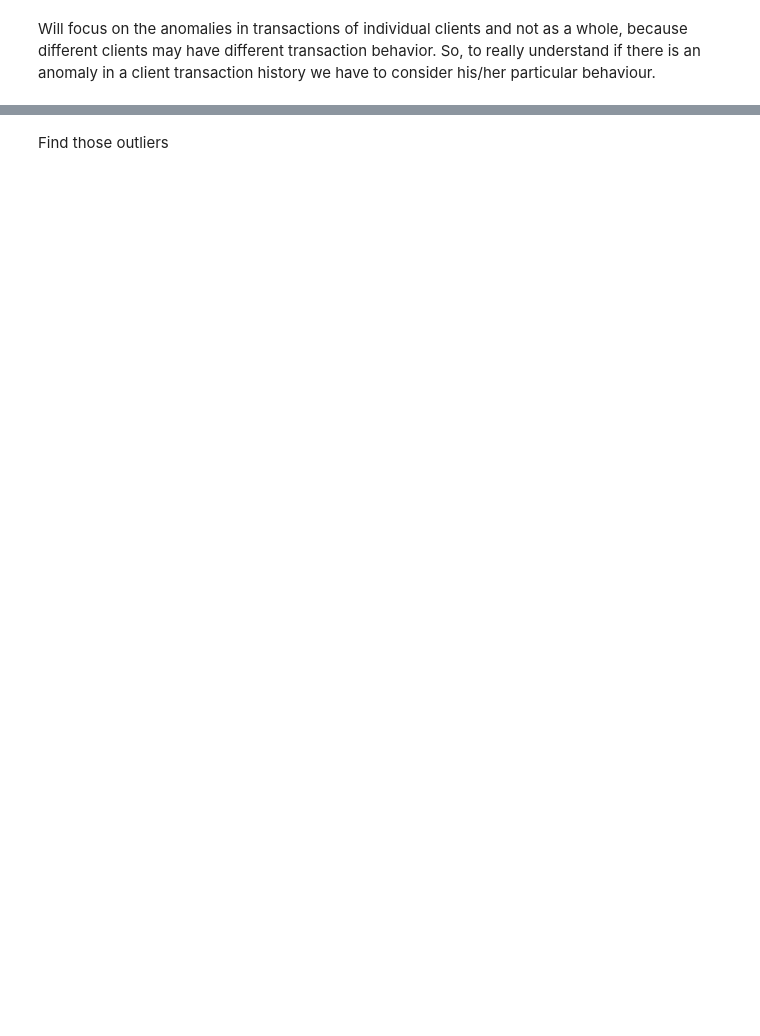
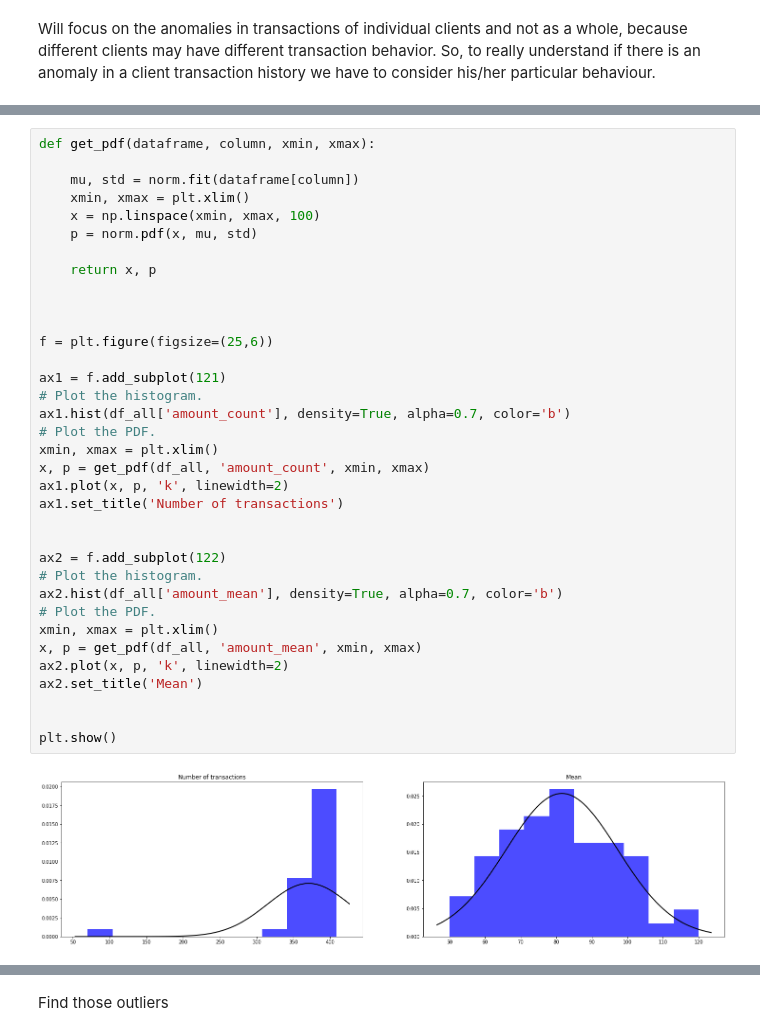
Before and after one commit to luismarcoslc/anomaly_detection, a Jupyter notebook: anomaly_detection.ipynb, the cells around one changed output, grey strips where cells are left out. Cells and saved outputs as stored; diff of their text form; blank space fills up the shorter version.

```diff
--- a/anomaly_detection.ipynb
+++ b/anomaly_detection.ipynb
@@ -80,0 +126,37 @@ df.head()
+# %%
+def get_pdf(dataframe, column, xmin, xmax):
+
+    mu, std = norm.fit(dataframe[column])
+    xmin, xmax = plt.xlim()
+    x = np.linspace(xmin, xmax, 100)
+    p = norm.pdf(x, mu, std)
+
+    return x, p
+
+
+
+f = plt.figure(figsize=(25,6))
+
+ax1 = f.add_subplot(121)
+# Plot the histogram.
+ax1.hist(df_all['amount_count'], density=True, alpha=0.7, color='b')
+# Plot the PDF.
+xmin, xmax = plt.xlim()
+x, p = get_pdf(df_all, 'amount_count', xmin, xmax)
+ax1.plot(x, p, 'k', linewidth=2)
+ax1.set_title('Number of transactions')
+
+
+ax2 = f.add_subplot(122)
+# Plot the histogram.
+ax2.hist(df_all['amount_mean'], density=True, alpha=0.7, color='b')
+# Plot the PDF.
+xmin, xmax = plt.xlim()
+x, p = get_pdf(df_all, 'amount_mean', xmin, xmax)
+ax2.plot(x, p, 'k', linewidth=2)
+ax2.set_title('Mean')
+
+
+plt.show()
+# %% [output]
+[figure, added]
```
Also changed, not shown: parts of 73 cells of this notebook.
